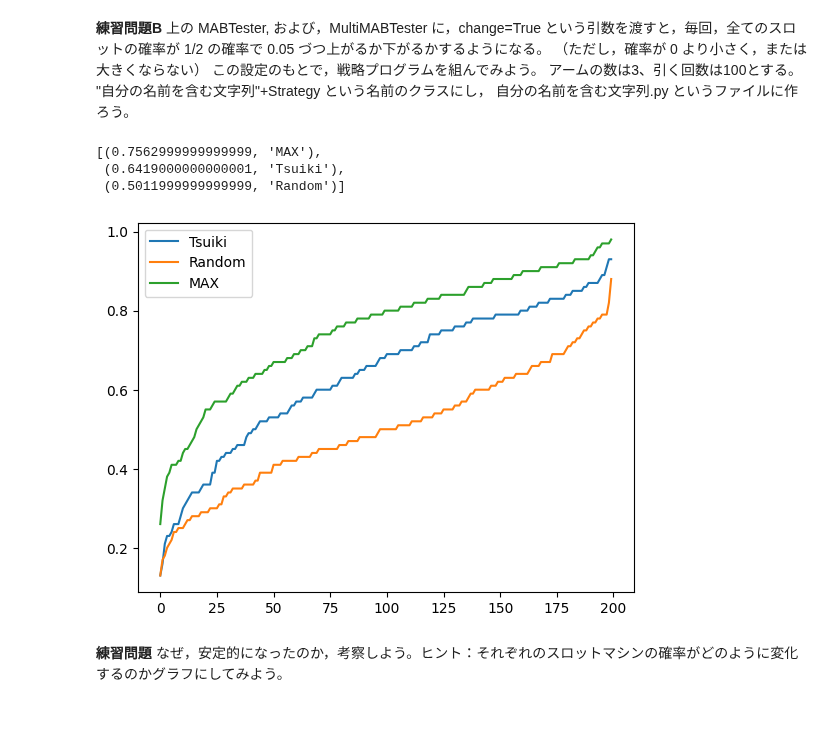
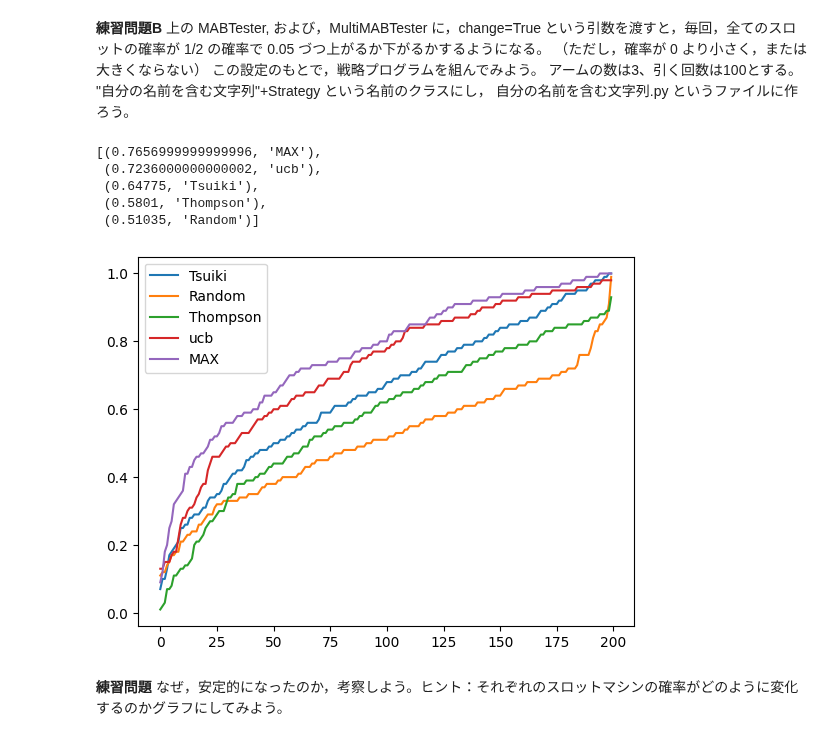
Before and after one commit to HidekiTsuiki/python, a Jupyter notebook: 10Bandit.ipynb, the cells around one changed output. Saved outputs shown, nothing was run; the diff lists cells and outputs as text; code cells hidden in the pictures.

Commit message:
tsuiki

```diff
--- a/10Bandit.ipynb
+++ b/10Bandit.ipynb
@@ -319,25 +319,27 @@ sorted(zip(map(lambda x: sum(x)/numplay,ret), names), reverse=True)
 アームの数は3、引く回数は100とする。
 "自分の名前を含む文字列"+Strategy という名前のクラスにし， 自分の名前を含む文字列.py というファイルに作ろう。
 # %%
-names = ["Tsuiki", "Random"]
+names = ["Tsuiki", "Random", "Thompson", "ucb"]
 numplay=200
 ret = MultiMABTester(numplay, [TsuikiStrategy,
-                          RandomStrategy
-                         ], change=True)
+                          RandomStrategy, ThompsonStrategy, UcbStrategy
+                         ], change=False)
 names.append("MAX")
 ret.sort(axis=1)
 %matplotlib inline
 import numpy as np
 import matplotlib.pyplot as plt
 fig, ax1 = plt.subplots()
 for i in range(len(names)):
     ax1.plot(ret[i], label=names[i])
 ax1.legend(loc='upper left')
 sorted(zip(map(lambda x: sum(x)/numplay,ret), names), reverse=True)
 # %% [output]
-[(0.7562999999999999, 'MAX'),
- (0.6419000000000001, 'Tsuiki'),
- (0.5011999999999999, 'Random')]
+[(0.7656999999999996, 'MAX'),
+ (0.7236000000000002, 'ucb'),
+ (0.64775, 'Tsuiki'),
+ (0.5801, 'Thompson'),
+ (0.51035, 'Random')]
-[figure, old version]
+[figure, new version]
 # %% [markdown]
 **練習問題** なぜ，安定的になったのか，考察しよう。ヒント：それぞれのスロットマシンの確率がどのように変化するのかグラフにしてみよう。
```
Also changed, not shown: parts of 8 cells of this notebook, 3 other files.
